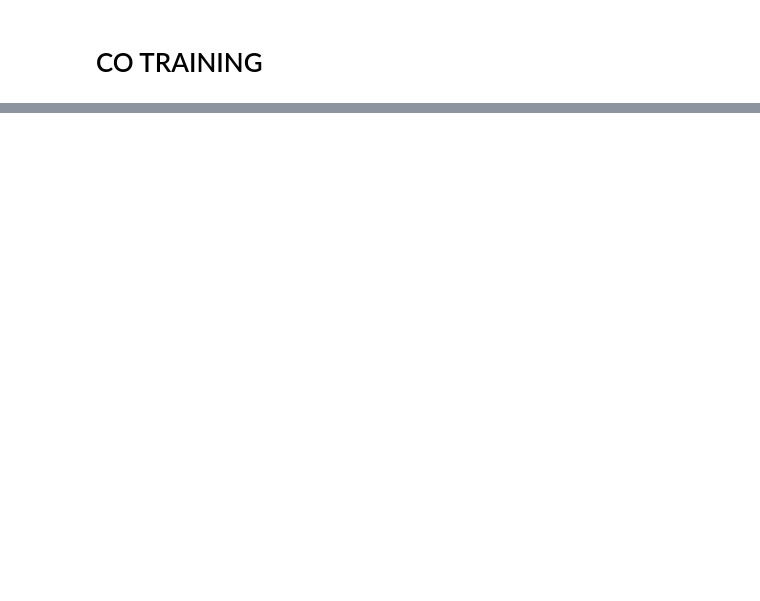
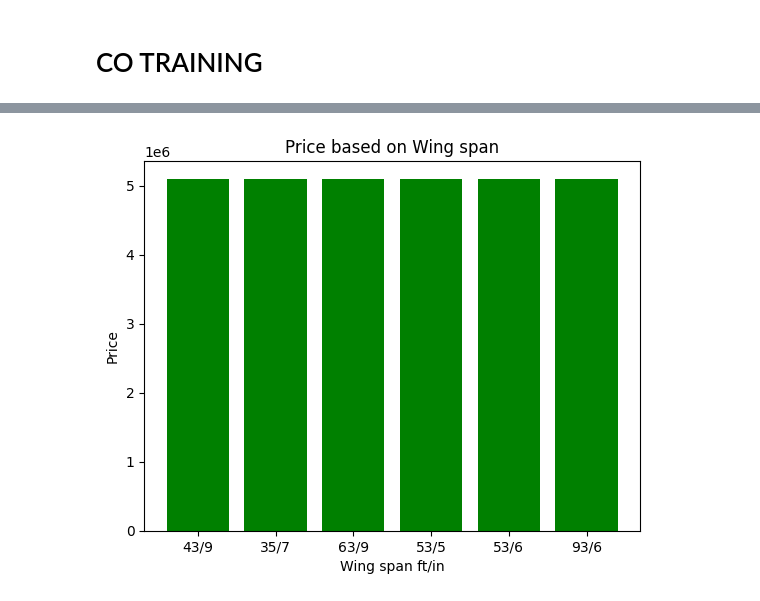
Before and after one commit to AmirXD03/ML, a Jupyter notebook: Nazanin-Code.ipynb, the cells around one changed output, grey strips where cells are left out. Saved outputs shown, nothing was run; the diff lists cells and outputs as text; code cells hidden in the pictures; blank space fills up the shorter version.

```diff
--- a/Nazanin-Code.ipynb
+++ b/Nazanin-Code.ipynb
@@ -318,0 +349,13 @@ print(a_model1_train, a_model2_train)
+# %%
+filter_df1 = df1[df1['Price'] > 4500000 ]
+
+x = filter_df1['Wing span ft/in']
+y = filter_df1['Price']
+
+plt.bar(x, y, color='green')
+plt.title('Price based on Wing span')
+plt.xlabel('Wing span ft/in')
+plt.ylabel('Price')
+plt.show()
+# %% [output]
+[figure, added]
```
Also changed, not shown: parts of 18 cells of this notebook, 1 other file.
